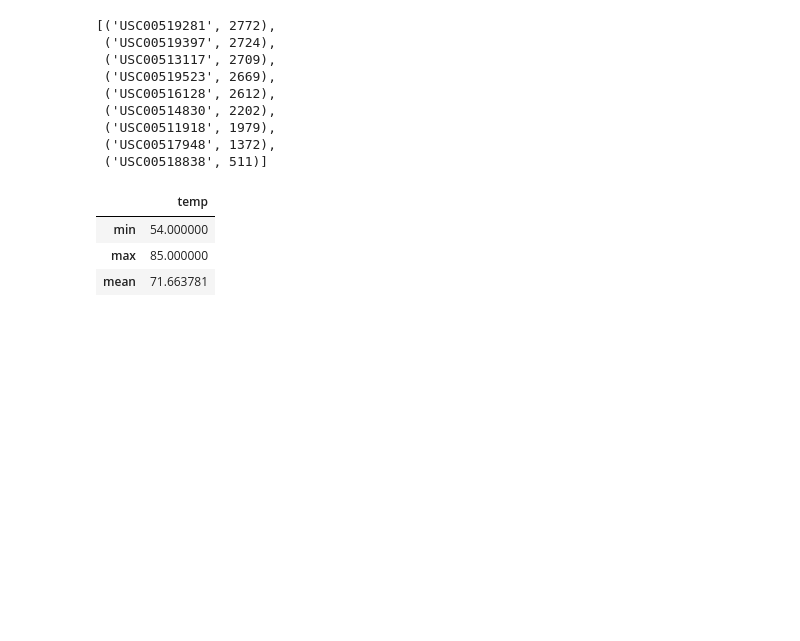
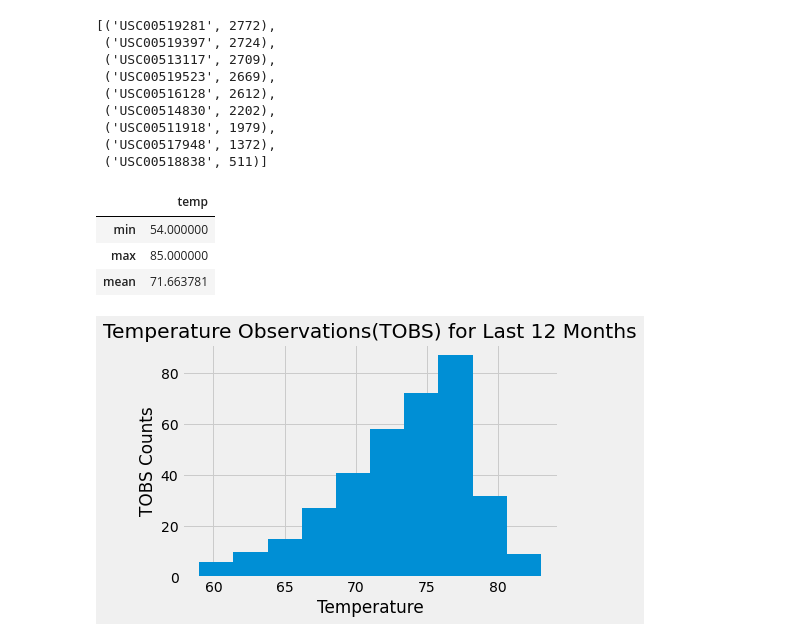
Before and after one commit to elopez515/sqlalchemy-challenge, a Jupyter notebook: SQLAlchemy_HW.ipynb, the cells around one changed output. Saved outputs shown, nothing was run; the diff lists cells and outputs as text; code cells hidden in the pictures; blank space fills up the shorter version.

Commit message:
Created a query of the last 12 months of tobs for the most active station and plotted the results as a histogram

```diff
--- a/SQLAlchemy_HW.ipynb
+++ b/SQLAlchemy_HW.ipynb
@@ -122,3 +122,27 @@ temp_sum_stats
 | min | 54.000000 |
 | max | 85.000000 |
 | mean | 71.663781 |
+# %%
+# Choose the station with the highest number of temperature observations.
+# Query the last 12 months of temperature observation data for this station and plot the results as a histogram
+highest_act_station = session.query(measurements.station, measurements.tobs, measurements.date).\
+    order_by(measurements.date.desc()).\
+    filter(measurements.station == 'USC00519281').all()
+year_ago = dt.date(2017,8,18)-dt.timedelta(days=365)
+
+tobs_df = session.query(measurements.date, measurements.tobs).\
+    filter(measurements.station == 'USC00519281').\
+    filter(measurements.date >= year_ago).all()
+
+temperature_df = pd.DataFrame(tobs_df, columns=["date","tobs"]).dropna().set_index('date')
+# temperature_df.set_index('date')
+# temperature_df
+most_tobs = temperature_df["tobs"]
+plt.hist(most_tobs)
+plt.title('Temperature Observations(TOBS) for Last 12 Months')
+plt.xlabel('Temperature')
+plt.ylabel('TOBS Counts')
+plt.savefig("TOBS_Counts_Histogram.jpg")
+plt.show()
+# %% [output]
+[figure, added]
```
Also changed, not shown: parts of 1 cell of this notebook.
